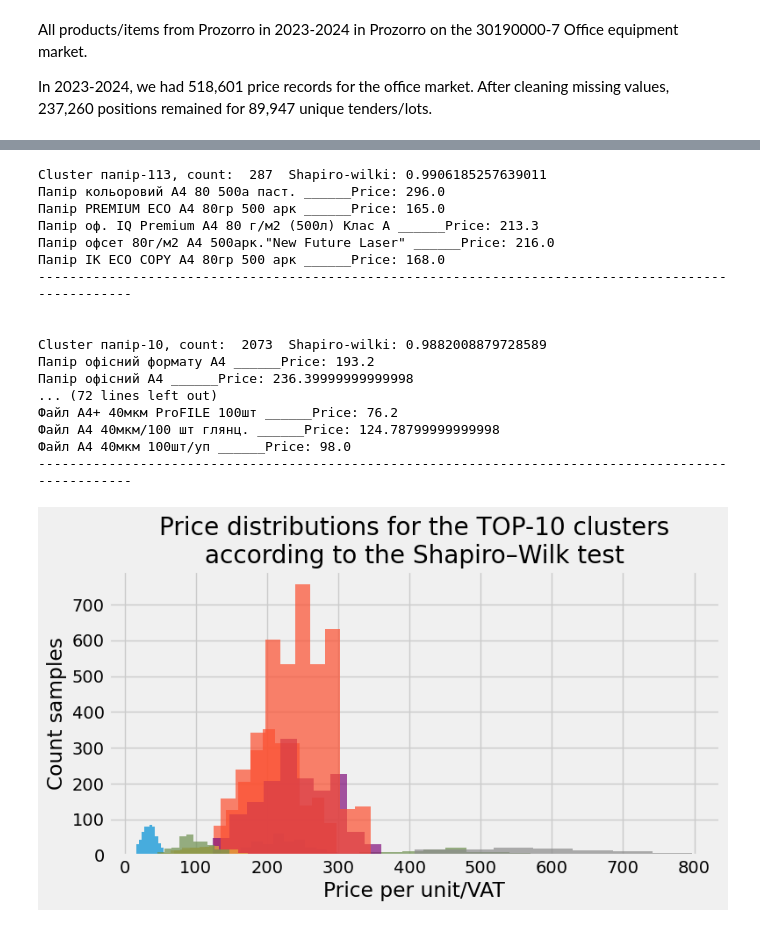
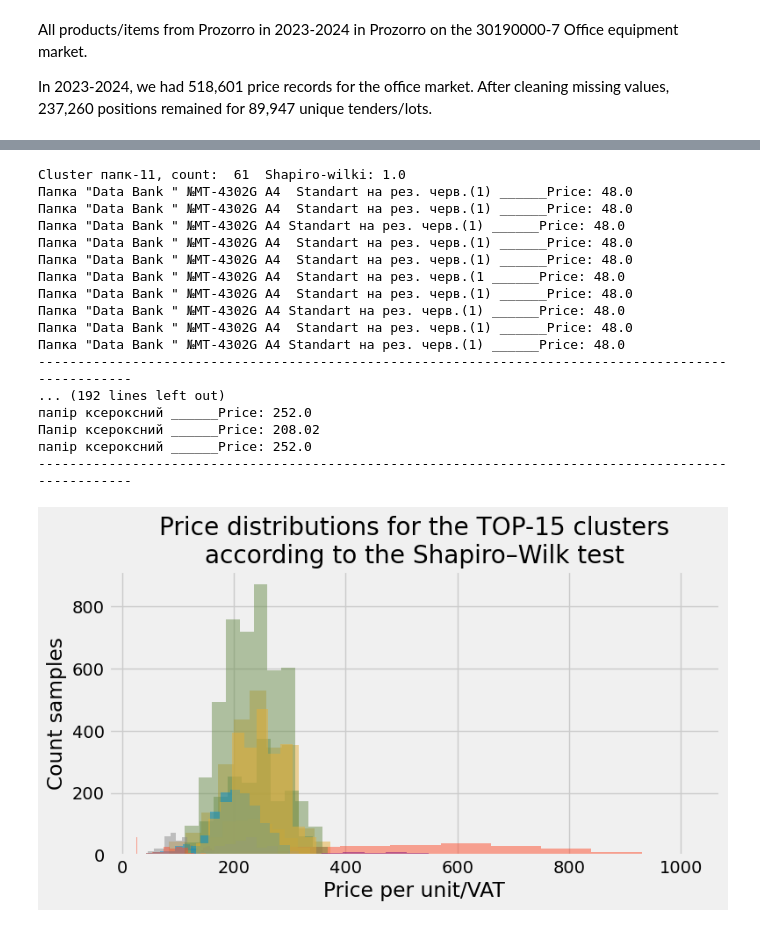
Before and after one commit to KSE-Team/prozorro-scu, a Jupyter notebook: prozorro_scu_clustering.ipynb, the cells around one changed output, grey strips where cells are left out. Saved outputs shown, nothing was run; the diff lists cells and outputs as text; code cells hidden in the pictures.

```diff
--- a/prozorro_scu_clustering.ipynb
+++ b/prozorro_scu_clustering.ipynb
@@ -91,10 +64,0 @@ df['numbers'] = np.array(df['numbers1']+df['numbers2'])
-# %%
-def divide_into_subclusters(df):
-    print(df.shape)
-    df['first_word'] = df['title'].apply(lambda x: 'none' if len(x.split())==0 else x.split()[0])
-    df['count_first_word'] = df.groupby(['first_word'])['first_word'].transform('count')
-    df = df[df['count_first_word']>200]
-    print(df.shape)
-    return df
-
-df = divide_into_subclusters(df)
@@ -216,7 +64,0 @@ After removing outliers and clusters with less than 50 records (it's just an arb
-# %%
-df = df[['lot_id','product_description_ukr','price_vat','price_vat_norm','price_vat_log',
-                       'Cluster','count_cluster','shapiro']]
-
-print(df.shape)
-
-df[:3]
@@ -228,0 +216,14 @@ df[:3]
+# %%
+def remove_outliers_iqr(data):
+    # Remove outliers based on the Interquartile Range (IQR) for the 'price_vat' column.
+    q1 = data['price_vat'].quantile(0.25)  # First quartile (25th percentile)
+    q3 = data['price_vat'].quantile(0.75)  # Third quartile (75th percentile)
+    iqr = q3 - q1  # Interquartile Range (IQR)
+    # Filter out rows where 'price_vat' is outside the IQR bounds
+    filtered_data = data[(data['price_vat'] >= q1 - 1 * iqr) & (data['price_vat'] <= q3 + 1 * iqr)]
+    return filtered_data.reset_index(drop=True)
+
+# Apply the outlier removal to each cluster efficiently
+df = df.groupby('Cluster').apply(remove_outliers_iqr).reset_index(drop=True)
+
+print(df.shape)  # Shape after removing outliers
@@ -266,43 +299,47 @@ df[df['Cluster']=='папір-1']\
 # %%
-cluster = df.groupby(['Cluster'])['shapiro'].agg(['count','mean'])\
-.sort_values(by=('mean'),ascending=False)[:10].index
+cluster = df.groupby(['Cluster'])['Shapiro'].agg(['count','mean'])\
+.sort_values(by=('mean'),ascending=False)[:15].index
 
-transactions_per_cluster = 5
+transactions_per_cluster = 10
 
 fig, ax = plt.subplots(figsize=(8, 4))
 
 for i in cluster:
     transactions = df[df['Cluster'] == i]\
         .sample(transactions_per_cluster, random_state=42)\
 
-    print(f"Cluster {i}, count: ",df[df['Cluster'] == i].shape[0],' Shapiro-wilki:', df[df['Cluster'] == i].iloc[0]['shapiro'])
+    print(f"Cluster {i}, count: ",df[df['Cluster'] == i].shape[0],' Shapiro-wilki:', df[df['Cluster'] == i].iloc[0]['Shapiro'])
 
-    ax = df[df['Cluster'] == i]['price_vat'].plot(kind='hist',alpha=0.7,title='Price distributions for the TOP-10 clusters\naccording to the Shapiro–Wilk test')
+    ax = df[df['Cluster'] == i]['price_vat'].plot(kind='hist',alpha=0.5,
+                                              title='Price distributions for the TOP-15 clusters\naccording to the Shapiro–Wilk test')
     ax.set_xlabel("Price per unit/VAT")
     ax.set_ylabel("Count samples")
     # ax.title("Histogram of Ages")
 
     for index,d in transactions.iterrows():
         print(d['product_description_ukr'],'______Price:',d['price_vat'])
 
     print("-" * 100)
     print("\n")
+
+
+df.to_csv('./3019/prozorro_scu_data_cpv3019.csv',index=False)
 # %% [output]
-Cluster папір-113, count:  287  Shapiro-wilki: 0.9906185257639011
-Папір кольоровий А4 80 500а паст. ______Price: 296.0
-Папір PREMIUM ECO А4 80гр 500 арк ______Price: 165.0
-Папір оф. IQ Premium А4 80 г/м2 (500л) Клас А ______Price: 213.3
-Папір офсет 80г/м2 А4 500арк."New Future Laser" ______Price: 216.0
-Папір IK ECO COPY A4 80гр 500 арк ______Price: 168.0
+Cluster папк-11, count:  61  Shapiro-wilki: 1.0
+Папка "Data Bank " №MT-4302G A4  Standart на рез. черв.(1) ______Price: 48.0
+Папка "Data Bank " №MT-4302G A4  Standart на рез. черв.(1) ______Price: 48.0
+Папка "Data Bank " №MT-4302G A4 Standart на рез. черв.(1) ______Price: 48.0
+Папка "Data Bank " №MT-4302G A4  Standart на рез. черв.(1) ______Price: 48.0
+Папка "Data Bank " №MT-4302G A4  Standart на рез. черв.(1) ______Price: 48.0
+Папка "Data Bank " №MT-4302G A4  Standart на рез. черв.(1 ______Price: 48.0
+Папка "Data Bank " №MT-4302G A4  Standart на рез. черв.(1) ______Price: 48.0
+Папка "Data Bank " №MT-4302G A4 Standart на рез. черв.(1) ______Price: 48.0
+Папка "Data Bank " №MT-4302G A4  Standart на рез. черв.(1) ______Price: 48.0
+Папка "Data Bank " №MT-4302G A4 Standart на рез. черв.(1) ______Price: 48.0
 ----------------------------------------------------------------------------------------------------
-
-
-Cluster папір-10, count:  2073  Shapiro-wilki: 0.9882008879728589
-Папір офісний формату А4 ______Price: 193.2
-Папір офісний А4 ______Price: 236.39999999999998
-... (72 lines left out)
-Файл А4+ 40мкм ProFILE 100шт ______Price: 76.2
-Файл А4 40мкм/100 шт глянц. ______Price: 124.78799999999998
-Файл А4 40мкм 100шт/уп ______Price: 98.0
+... (192 lines left out)
+папір ксероксний ______Price: 252.0
+Папір ксероксний ______Price: 208.02
+папір ксероксний ______Price: 252.0
 ----------------------------------------------------------------------------------------------------
-[figure, old version]
+[figure, new version]
```
Also changed, not shown: parts of 26 cells of this notebook.
